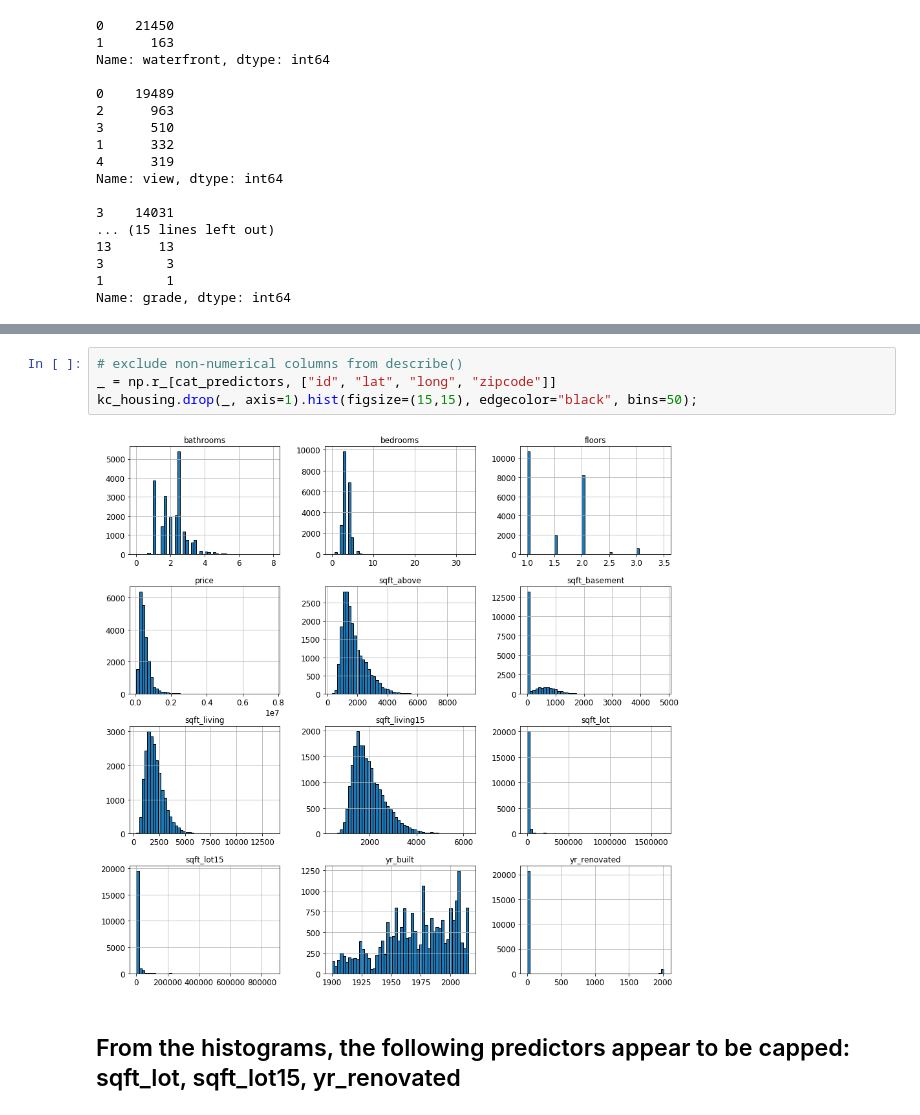
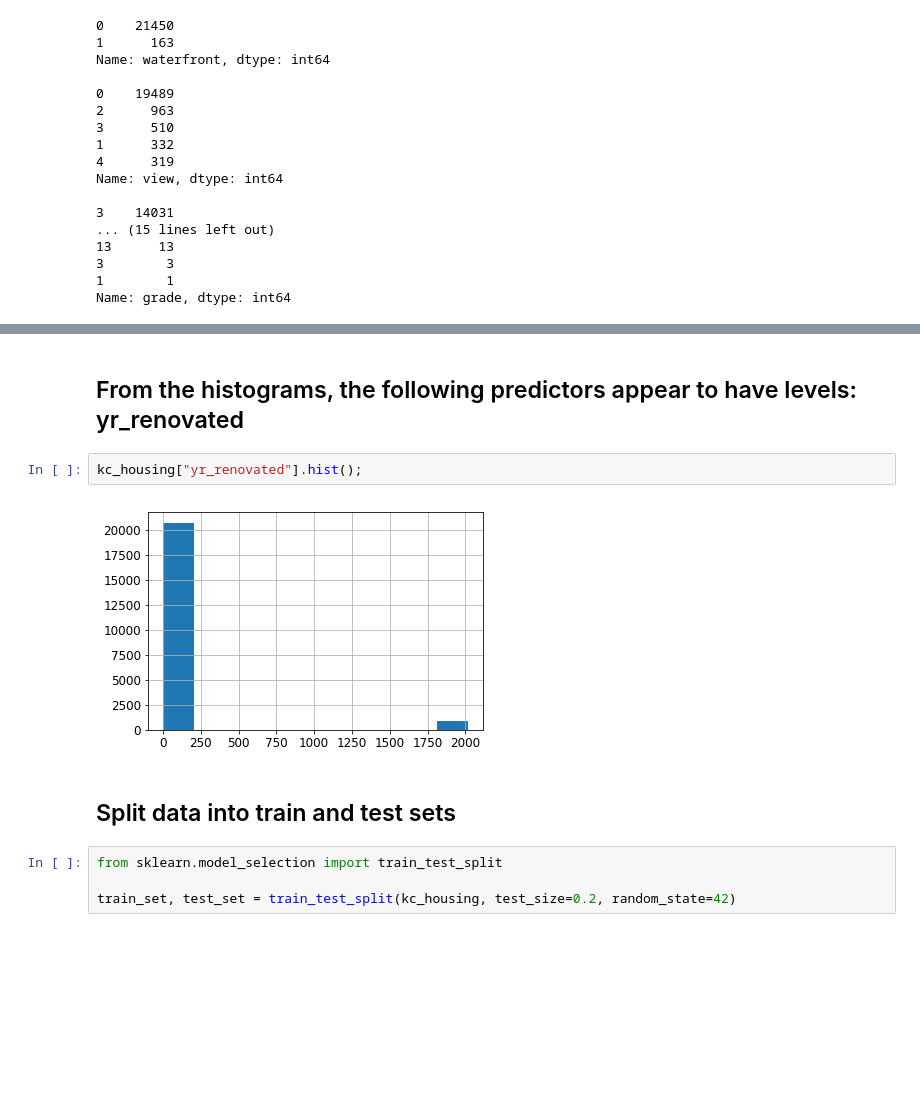
Before and after one commit to gautam-sundar/HandsOnML, a Jupyter notebook: king's_county_housing.ipynb, the cells around one changed output, grey strips where cells are left out. Cells and saved outputs as stored; diff of their text form; blank space fills up the shorter version.

```diff
--- a/king's_county_housing.ipynb
+++ b/king's_county_housing.ipynb
@@ -100,8 +104,12 @@ kc_housing.drop(_, axis=1).describe()
-# %%
-# exclude non-numerical columns from describe()
-_ = np.r_[cat_predictors, ["id", "lat", "long", "zipcode"]]
-kc_housing.drop(_, axis=1).hist(figsize=(15,15), edgecolor="black", bins=50);
-# %% [output]
-[figure, removed]
 # %% [markdown]
-## From the histograms, the following predictors appear to be capped: sqft_lot, sqft_lot15, yr_renovated
+## From the histograms, the following predictors appear to have levels: yr_renovated
+# %%
+kc_housing["yr_renovated"].hist();
+# %% [output]
+[figure, added]
+# %% [markdown]
+## Split data into train and test sets
+# %%
+from sklearn.model_selection import train_test_split
+
+train_set, test_set = train_test_split(kc_housing, test_size=0.2, random_state=42)
```
Also changed, not shown: parts of 39 cells of this notebook.
